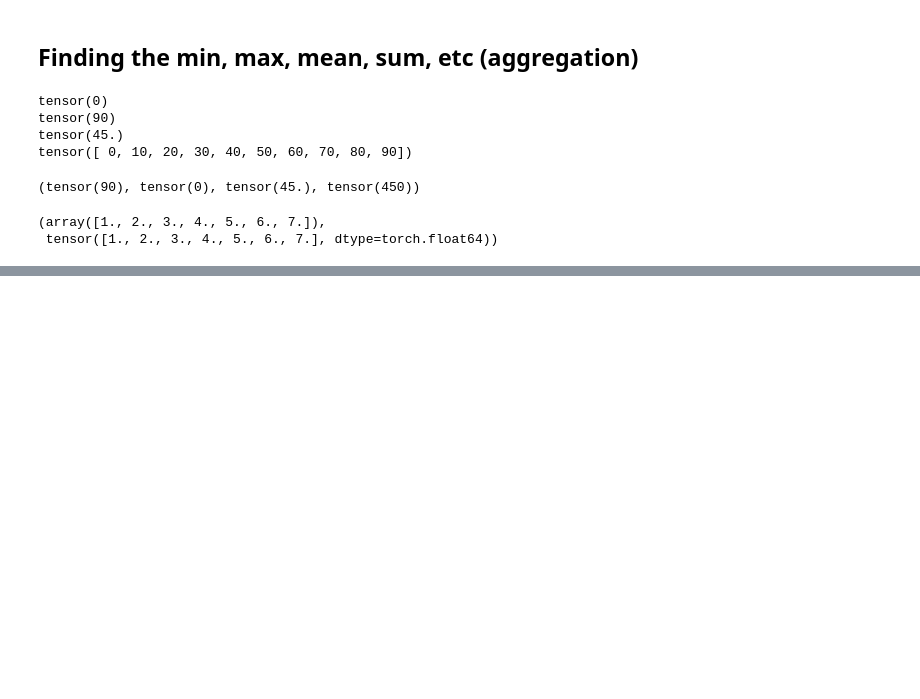
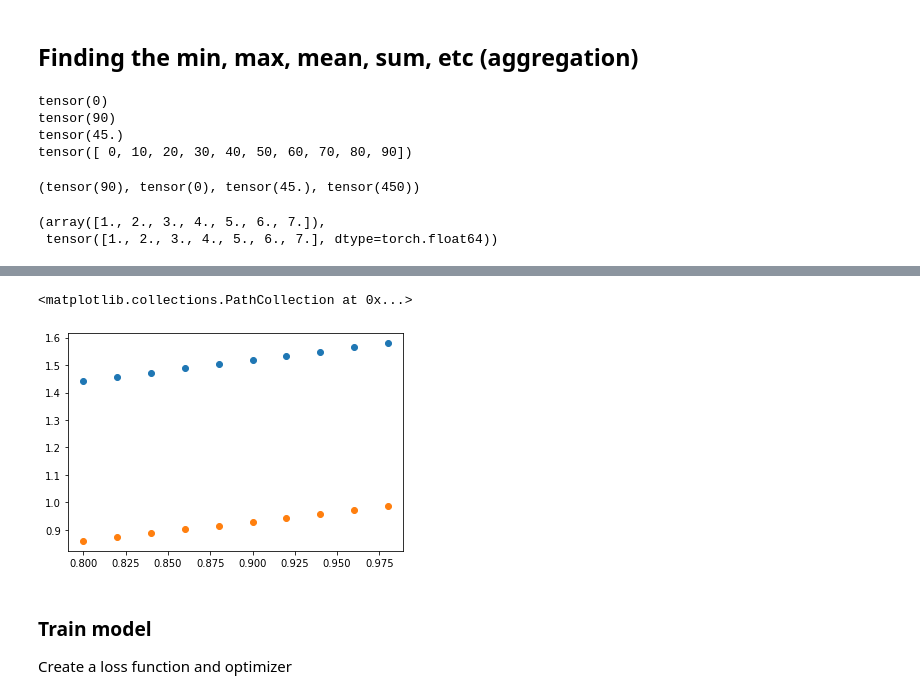
Before and after one commit to PattaWapee/pytorch_practice, a Jupyter notebook: learn_pytorch/01Test.ipynb, the cells around one changed output, grey strips where cells are left out. Drawn from its saved outputs; the diff is of its cells as text; code cells hidden in the pictures; blank space fills up the shorter version.

```diff
--- a/learn_pytorch/01Test.ipynb
+++ b/learn_pytorch/01Test.ipynb
@@ -132,0 +192,11 @@ numpy_tensor = tensor.numpy() # will be dtype=float32 unless changed
+# %%
+## Create a model linear regression model
+class LinearRegression(nn.Module):
+  def __init__(self):
+    super().__init__()
+    self.linear = nn.Linear(in_features=1, out_features=1)
+
+  def forward(self, x):
+    return self.linear(x)
+# %%
+model = LinearRegression()
@@ -132,0 +218,3 @@ numpy_tensor = tensor.numpy() # will be dtype=float32 unless changed
+# %%
+with torch.inference_mode():
+    y_preds = model(X_test)
@@ -132,0 +234,9 @@ numpy_tensor = tensor.numpy() # will be dtype=float32 unless changed
+# %%
+plt.scatter(X_test, y_preds)
+plt.scatter(X_test, y_test)
+# %% [output]
+<matplotlib.collections.PathCollection at 0x...>
+[figure, added]
+# %% [markdown]
+### Train model
+Create a loss function and optimizer
```
Also changed, not shown: parts of 20 cells of this notebook, 1 other file.
